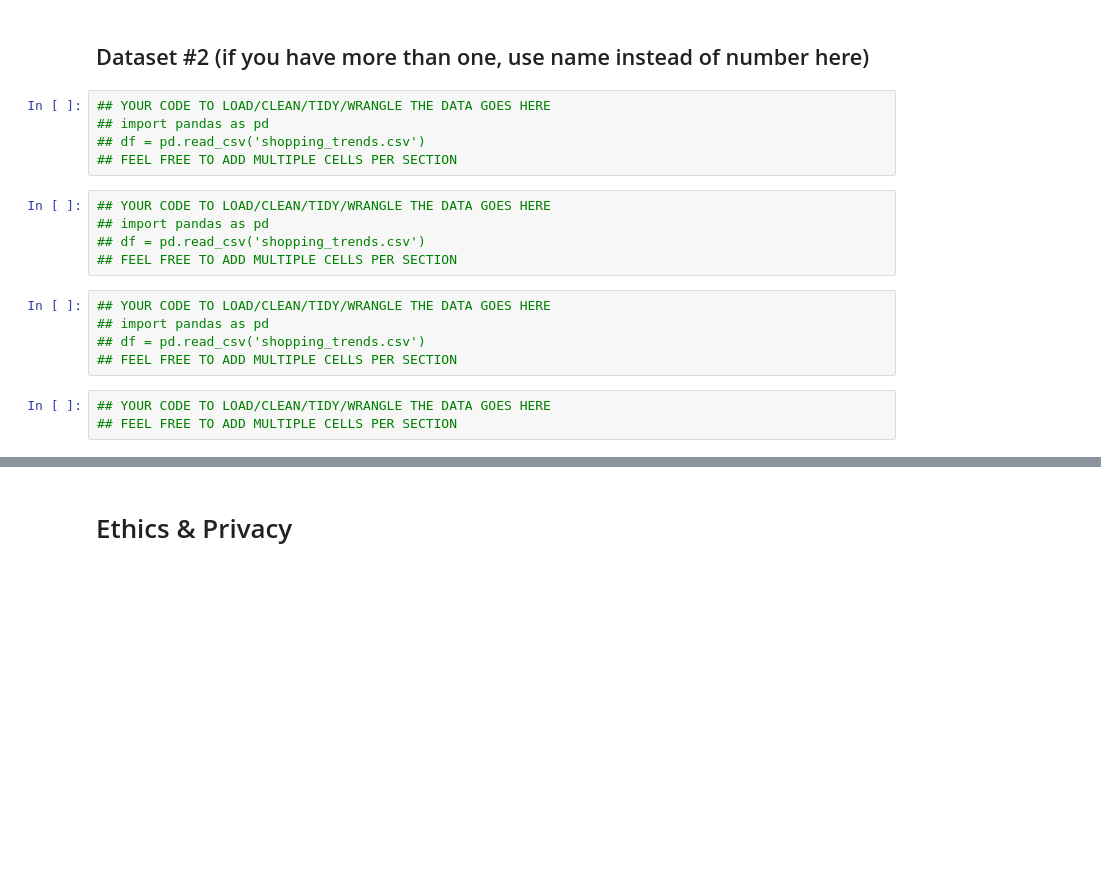
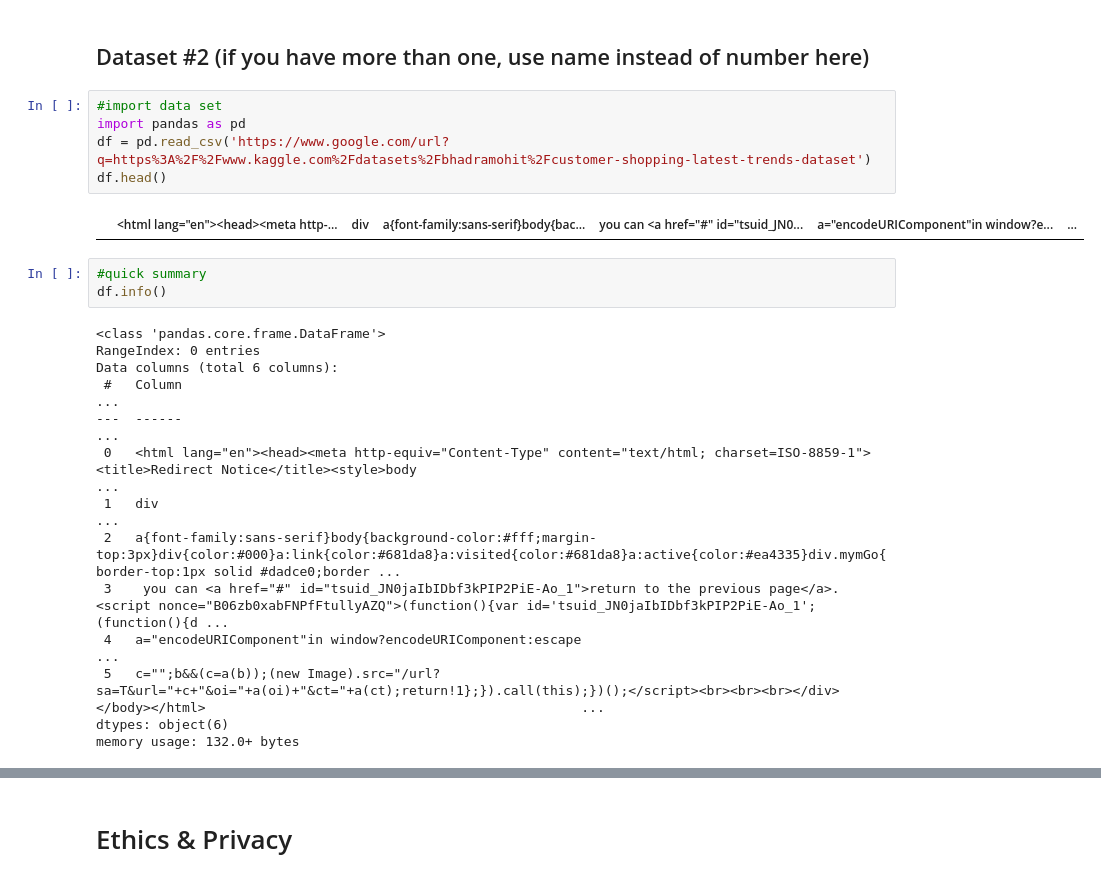
Before and after one commit to EdisonAyranisthebest/COGS108_Repo, a Jupyter notebook: DataCheckpoint_Group036_SP25.ipynb, the cells around one changed output, grey strips where cells are left out. Cells and saved outputs as stored; diff of their text form; blank space fills up the shorter version.

```diff
--- a/DataCheckpoint_Group036_SP25.ipynb
+++ b/DataCheckpoint_Group036_SP25.ipynb
@@ -58,21 +58,27 @@ If you plan to use multiple datasets, add a few sentences about how you plan to
 ##Customer Shopping (Latest Trends) Dataset
 # %% [markdown]
 ## Dataset #2 (if you have more than one, use name instead of number here)
-# %%
-## YOUR CODE TO LOAD/CLEAN/TIDY/WRANGLE THE DATA GOES HERE
-## import pandas as pd
-## df = pd.read_csv('shopping_trends.csv')
-## FEEL FREE TO ADD MULTIPLE CELLS PER SECTION
-# %%
-## YOUR CODE TO LOAD/CLEAN/TIDY/WRANGLE THE DATA GOES HERE
-## import pandas as pd
-## df = pd.read_csv('shopping_trends.csv')
-## FEEL FREE TO ADD MULTIPLE CELLS PER SECTION
-# %%
-## YOUR CODE TO LOAD/CLEAN/TIDY/WRANGLE THE DATA GOES HERE
-## import pandas as pd
-## df = pd.read_csv('shopping_trends.csv')
-## FEEL FREE TO ADD MULTIPLE CELLS PER SECTION
-# %%
-## YOUR CODE TO LOAD/CLEAN/TIDY/WRANGLE THE DATA GOES HERE
-## FEEL FREE TO ADD MULTIPLE CELLS PER SECTION
+# %%
+#import data set
+import pandas as pd
+df = pd.read_csv('https://www.google.com/url?q=https%3A%2F%2Fwww.kaggle.com%2Fdatasets%2Fbhadramohit%2Fcustomer-shopping-latest-trends-dataset')
+df.head()
+# %% [output]
+|  | <html lang="en"><head><meta http-... | div | a{font-family:sans-serif}body{bac... | you can <a href="#" id="tsuid_JN0... | a="encodeURIComponent"in window?e... | ... |
+# %%
+#quick summary
+df.info()
+# %% [output]
+<class 'pandas.core.frame.DataFrame'>
+RangeIndex: 0 entries
+Data columns (total 6 columns):
+ #   Column                                                                                                                                                                                              ...
+---  ------                                                                                                                                                                                              ...
+ 0   <html lang="en"><head><meta http-equiv="Content-Type" content="text/html; charset=ISO-8859-1"><title>Redirect Notice</title><style>body                                                             ...
+ 1   div                                                                                                                                                                                                 ...
+ 2   a{font-family:sans-serif}body{background-color:#fff;margin-top:3px}div{color:#000}a:link{color:#681da8}a:visited{color:#681da8}a:active{color:#ea4335}div.mymGo{border-top:1px solid #dadce0;border ...
+ 3    you can <a href="#" id="tsuid_JN0jaIbIDbf3kPIP2PiE-Ao_1">return to the previous page</a>.<script nonce="B06zb0xabFNPfFtullyAZQ">(function(){var id='tsuid_JN0jaIbIDbf3kPIP2PiE-Ao_1';(function(){d ...
+ 4   a="encodeURIComponent"in window?encodeURIComponent:escape                                                                                                                                           ...
+ 5   c="";b&&(c=a(b));(new Image).src="/url?sa=T&url="+c+"&oi="+a(oi)+"&ct="+a(ct);return!1};}).call(this);})();</script><br><br><br></div></body></html>                                                ...
+dtypes: object(6)
+memory usage: 132.0+ bytes
```
Also changed, not shown: parts of 4 cells of this notebook.
